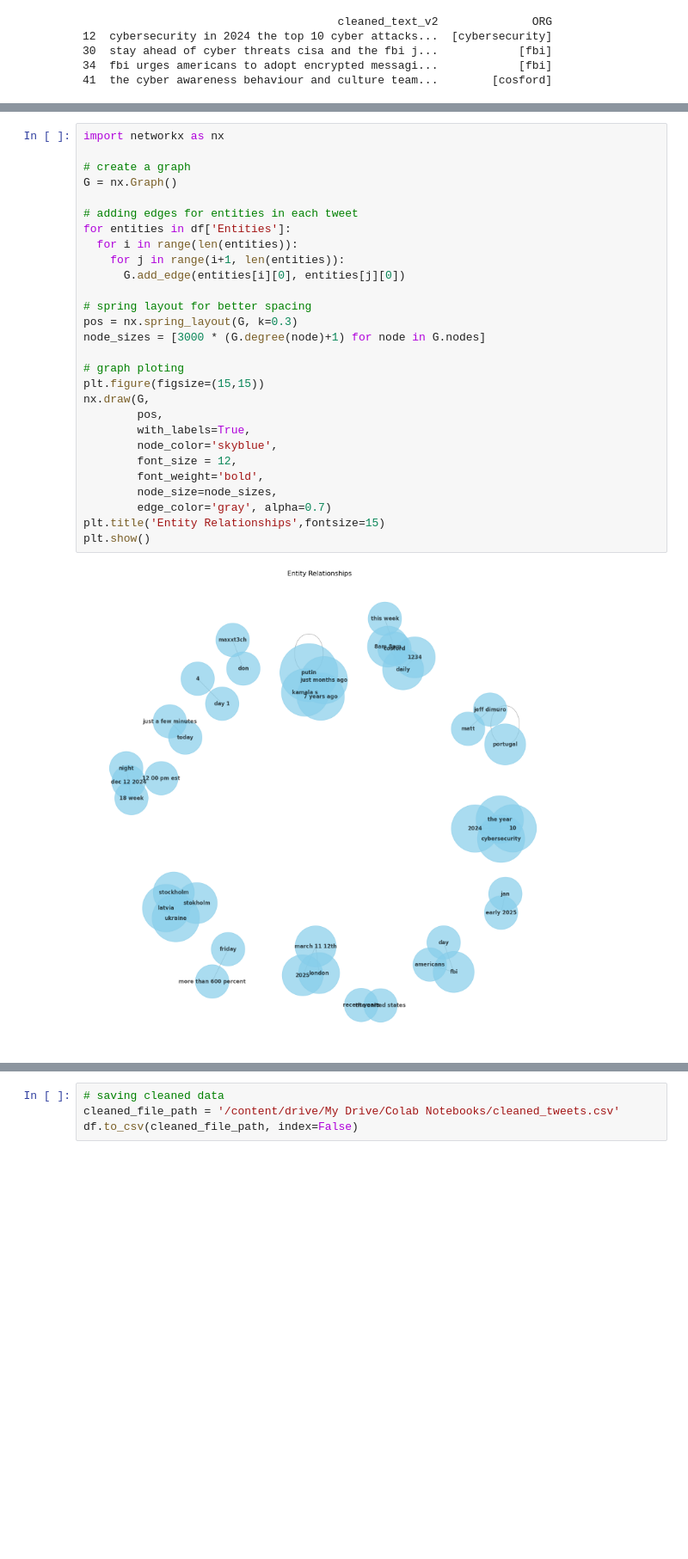
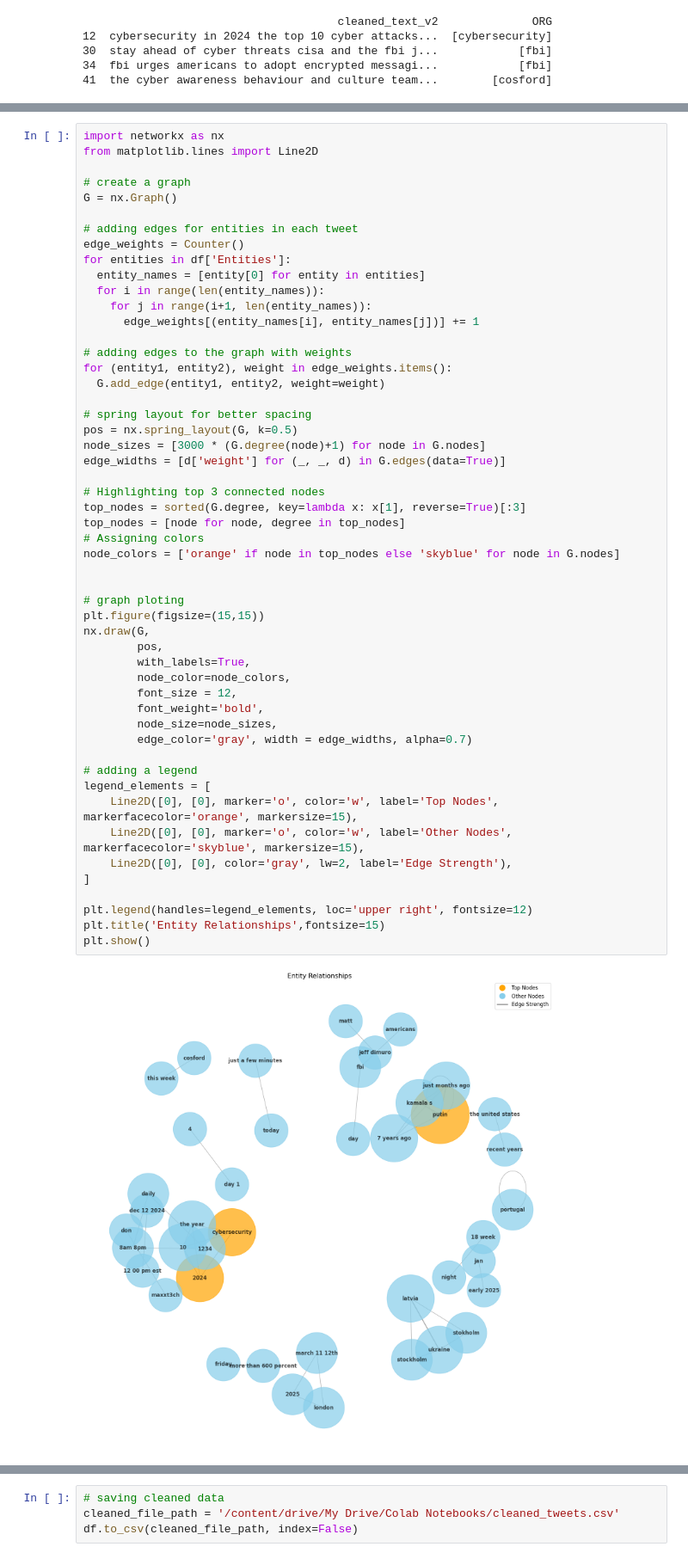
Before and after one commit to athulrj02/TwiPipeline, a Jupyter notebook: DA|CA_One.ipynb, the cells around one changed output, grey strips where cells are left out. Shown at 86% size. Saved outputs shown, nothing was run; the diff lists cells and outputs as text; blank space fills up the shorter version.

```diff
--- a/DA|CA_One.ipynb
+++ b/DA|CA_One.ipynb
@@ -667,33 +654,57 @@ print(org_mentions[['cleaned_text_v2','ORG']])
 # %%
 import networkx as nx
+from matplotlib.lines import Line2D
 
 # create a graph
 G = nx.Graph()
 
 # adding edges for entities in each tweet
+edge_weights = Counter()
 for entities in df['Entities']:
-  for i in range(len(entities)):
-    for j in range(i+1, len(entities)):
-      G.add_edge(entities[i][0], entities[j][0])
+  entity_names = [entity[0] for entity in entities]
+  for i in range(len(entity_names)):
+    for j in range(i+1, len(entity_names)):
+      edge_weights[(entity_names[i], entity_names[j])] += 1
+
+# adding edges to the graph with weights
+for (entity1, entity2), weight in edge_weights.items():
+  G.add_edge(entity1, entity2, weight=weight)
 
 # spring layout for better spacing
-pos = nx.spring_layout(G, k=0.3)
+pos = nx.spring_layout(G, k=0.5)
 node_sizes = [3000 * (G.degree(node)+1) for node in G.nodes]
+edge_widths = [d['weight'] for (_, _, d) in G.edges(data=True)]
+
+# Highlighting top 3 connected nodes
+top_nodes = sorted(G.degree, key=lambda x: x[1], reverse=True)[:3]
+top_nodes = [node for node, degree in top_nodes]
+# Assigning colors
+node_colors = ['orange' if node in top_nodes else 'skyblue' for node in G.nodes]
+
 
 # graph ploting
 plt.figure(figsize=(15,15))
 nx.draw(G,
         pos,
         with_labels=True,
-        node_color='skyblue',
+        node_color=node_colors,
         font_size = 12,
         font_weight='bold',
         node_size=node_sizes,
-        edge_color='gray', alpha=0.7)
+        edge_color='gray', width = edge_widths, alpha=0.7)
+
+# adding a legend
+legend_elements = [
+    Line2D([0], [0], marker='o', color='w', label='Top Nodes', markerfacecolor='orange', markersize=15),
+    Line2D([0], [0], marker='o', color='w', label='Other Nodes', markerfacecolor='skyblue', markersize=15),
+    Line2D([0], [0], color='gray', lw=2, label='Edge Strength'),
+]
+
+plt.legend(handles=legend_elements, loc='upper right', fontsize=12)
 plt.title('Entity Relationships',fontsize=15)
 plt.show()
 # %% [output]
-[figure, old version]
+[figure, new version]
 # %%
 import nltk
 nltk.download('wordnet')
```
Also changed, not shown: parts of 28 cells of this notebook.
